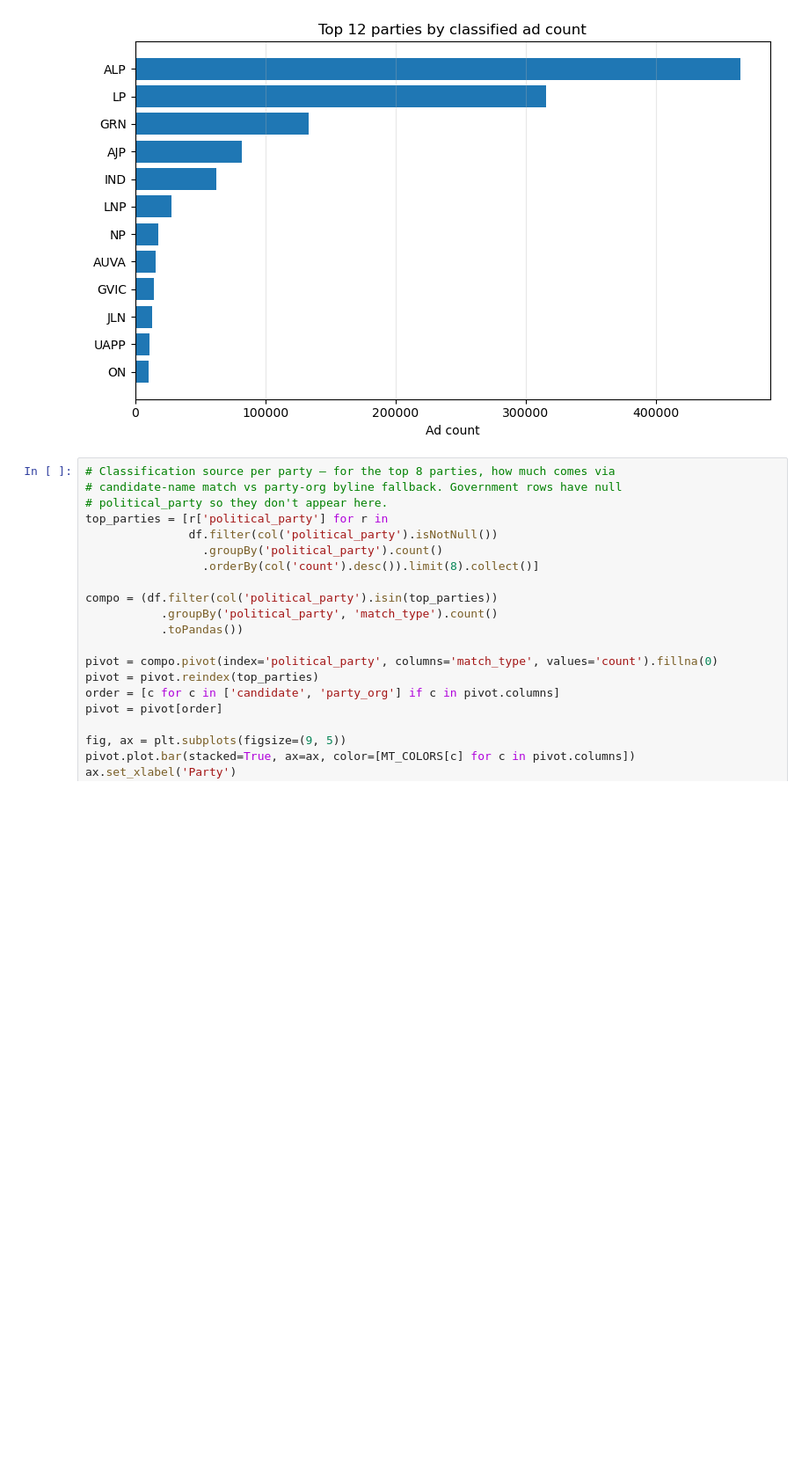
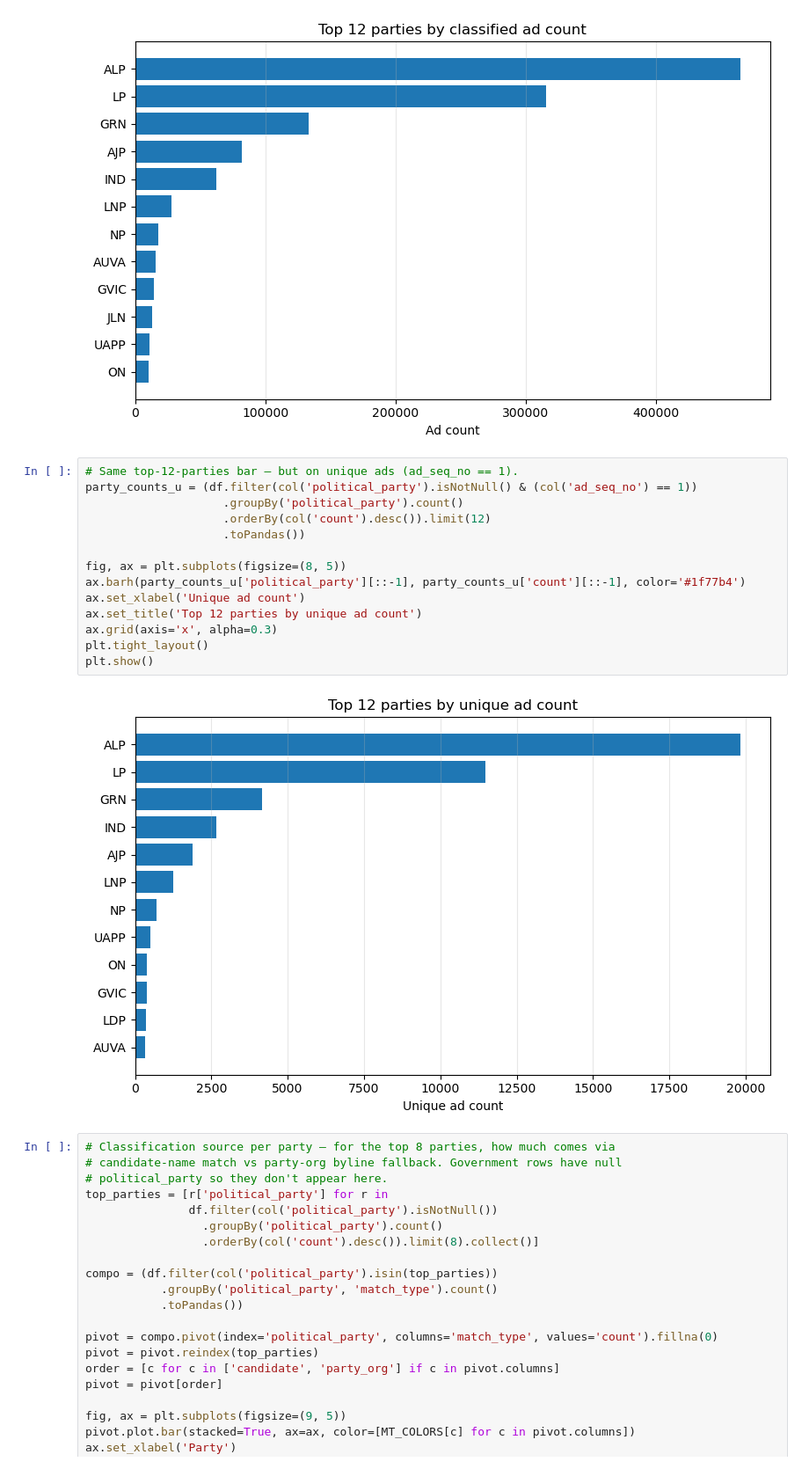
Before and after one commit to stuliveshere/FB_API, a Jupyter notebook: notebooks/02_preprocessing.ipynb, the cells around one changed output. Shown at 88% size. Saved outputs shown, nothing was run; the diff lists cells and outputs as text; blank space fills up the shorter version.

```diff
--- a/notebooks/02_preprocessing.ipynb
+++ b/notebooks/02_preprocessing.ipynb
@@ -333,6 +377,22 @@ plt.tight_layout()
 plt.show()
 # %% [output]
 [figure]
+# %%
+# Same top-12-parties bar — but on unique ads (ad_seq_no == 1).
+party_counts_u = (df.filter(col('political_party').isNotNull() & (col('ad_seq_no') == 1))
+                    .groupBy('political_party').count()
+                    .orderBy(col('count').desc()).limit(12)
+                    .toPandas())
+
+fig, ax = plt.subplots(figsize=(8, 5))
+ax.barh(party_counts_u['political_party'][::-1], party_counts_u['count'][::-1], color='#1f77b4')
+ax.set_xlabel('Unique ad count')
+ax.set_title('Top 12 parties by unique ad count')
+ax.grid(axis='x', alpha=0.3)
+plt.tight_layout()
+plt.show()
+# %% [output]
+[figure, added]
 # %%
 # Classification source per party — for the top 8 parties, how much comes via
 # candidate-name match vs party-org byline fallback. Government rows have null
```
Also changed, not shown: parts of 17 cells of this notebook, 4 other files.
